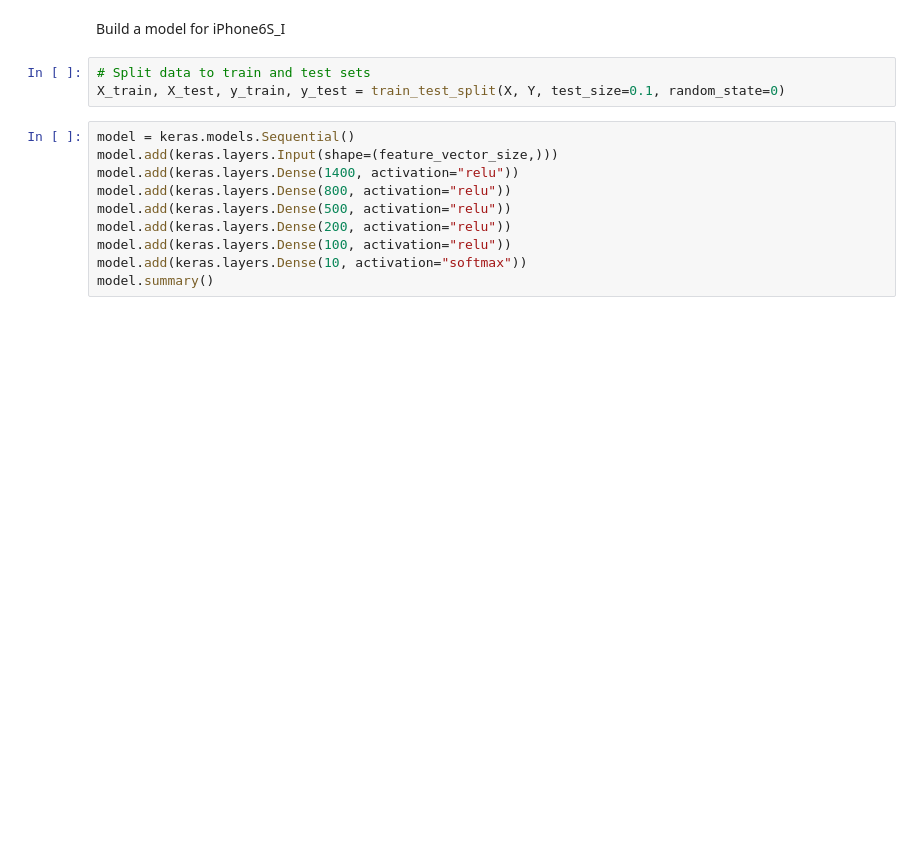
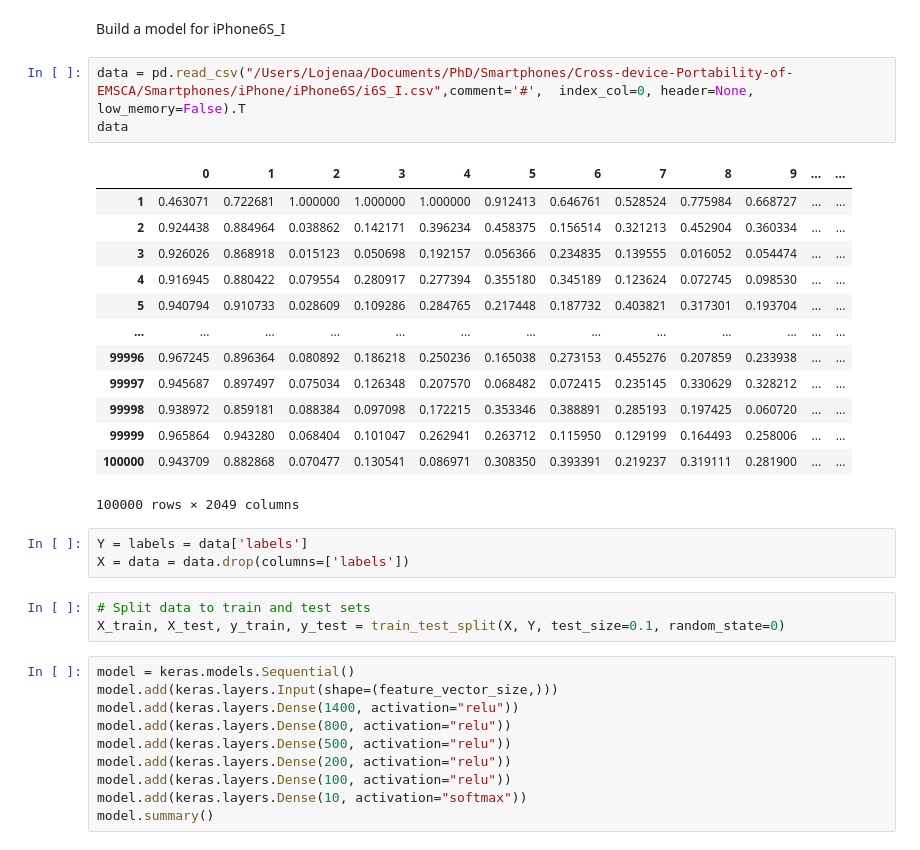
Before and after one commit to Lojenaa/Portability-of-Devices-in-EMSCA, a Jupyter notebook: Smartphones/iPhone/iPhone6S/iPhone6S_own_model.ipynb, the cells around one changed output. Saved outputs shown, nothing was run; the diff lists cells and outputs as text; blank space fills up the shorter version.

```diff
--- a/Smartphones/iPhone/iPhone6S/iPhone6S_own_model.ipynb
+++ b/Smartphones/iPhone/iPhone6S/iPhone6S_own_model.ipynb
@@ -262,5 +184,25 @@ print(Y.shape)
 # %% [markdown]
 Build a model for iPhone6S_I
+# %%
+data = pd.read_csv("/Users/Lojenaa/Documents/PhD/Smartphones/Cross-device-Portability-of-EMSCA/Smartphones/iPhone/iPhone6S/i6S_I.csv",comment='#',  index_col=0, header=None, low_memory=False).T
+data
+# %% [output]
+|  | 0 | 1 | 2 | 3 | 4 | 5 | 6 | 7 | 8 | 9 | ... | ... |
+| 1 | 0.463071 | 0.722681 | 1.000000 | 1.000000 | 1.000000 | 0.912413 | 0.646761 | 0.528524 | 0.775984 | 0.668727 | ... | ... |
+| 2 | 0.924438 | 0.884964 | 0.038862 | 0.142171 | 0.396234 | 0.458375 | 0.156514 | 0.321213 | 0.452904 | 0.360334 | ... | ... |
+| 3 | 0.926026 | 0.868918 | 0.015123 | 0.050698 | 0.192157 | 0.056366 | 0.234835 | 0.139555 | 0.016052 | 0.054474 | ... | ... |
+| 4 | 0.916945 | 0.880422 | 0.079554 | 0.280917 | 0.277394 | 0.355180 | 0.345189 | 0.123624 | 0.072745 | 0.098530 | ... | ... |
+| 5 | 0.940794 | 0.910733 | 0.028609 | 0.109286 | 0.284765 | 0.217448 | 0.187732 | 0.403821 | 0.317301 | 0.193704 | ... | ... |
+| ... | ... | ... | ... | ... | ... | ... | ... | ... | ... | ... | ... | ... |
+| 99996 | 0.967245 | 0.896364 | 0.080892 | 0.186218 | 0.250236 | 0.165038 | 0.273153 | 0.455276 | 0.207859 | 0.233938 | ... | ... |
+| 99997 | 0.945687 | 0.897497 | 0.075034 | 0.126348 | 0.207570 | 0.068482 | 0.072415 | 0.235145 | 0.330629 | 0.328212 | ... | ... |
+| 99998 | 0.938972 | 0.859181 | 0.088384 | 0.097098 | 0.172215 | 0.353346 | 0.388891 | 0.285193 | 0.197425 | 0.060720 | ... | ... |
+| 99999 | 0.965864 | 0.943280 | 0.068404 | 0.101047 | 0.262941 | 0.263712 | 0.115950 | 0.129199 | 0.164493 | 0.258006 | ... | ... |
+| 100000 | 0.943709 | 0.882868 | 0.070477 | 0.130541 | 0.086971 | 0.308350 | 0.393391 | 0.219237 | 0.319111 | 0.281900 | ... | ... |
+100000 rows × 2049 columns
+# %%
+Y = labels = data['labels']
+X = data = data.drop(columns=['labels'])
 # %%
 # Split data to train and test sets
 X_train, X_test, y_train, y_test = train_test_split(X, Y, test_size=0.1, random_state=0)
```
Also changed, not shown: parts of 33 cells of this notebook, 12 other files.
